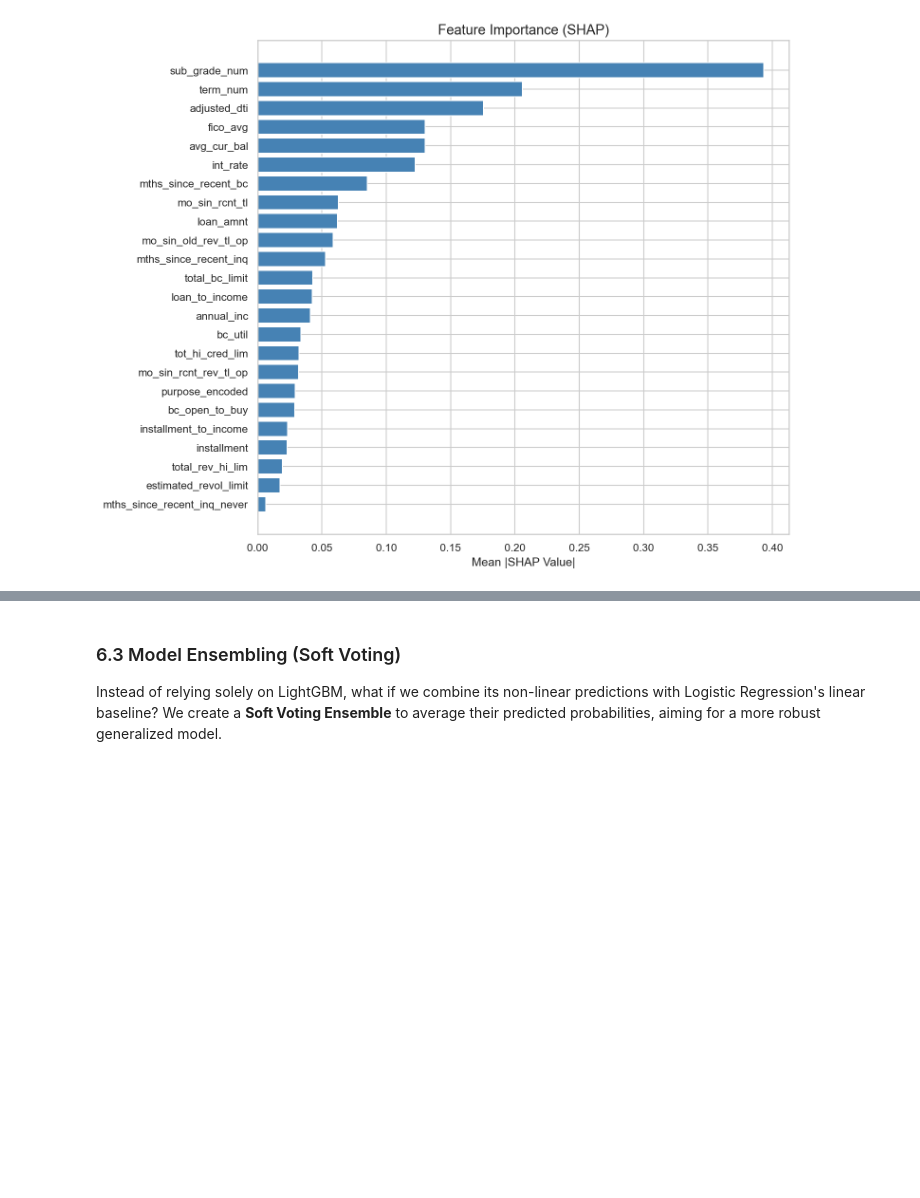
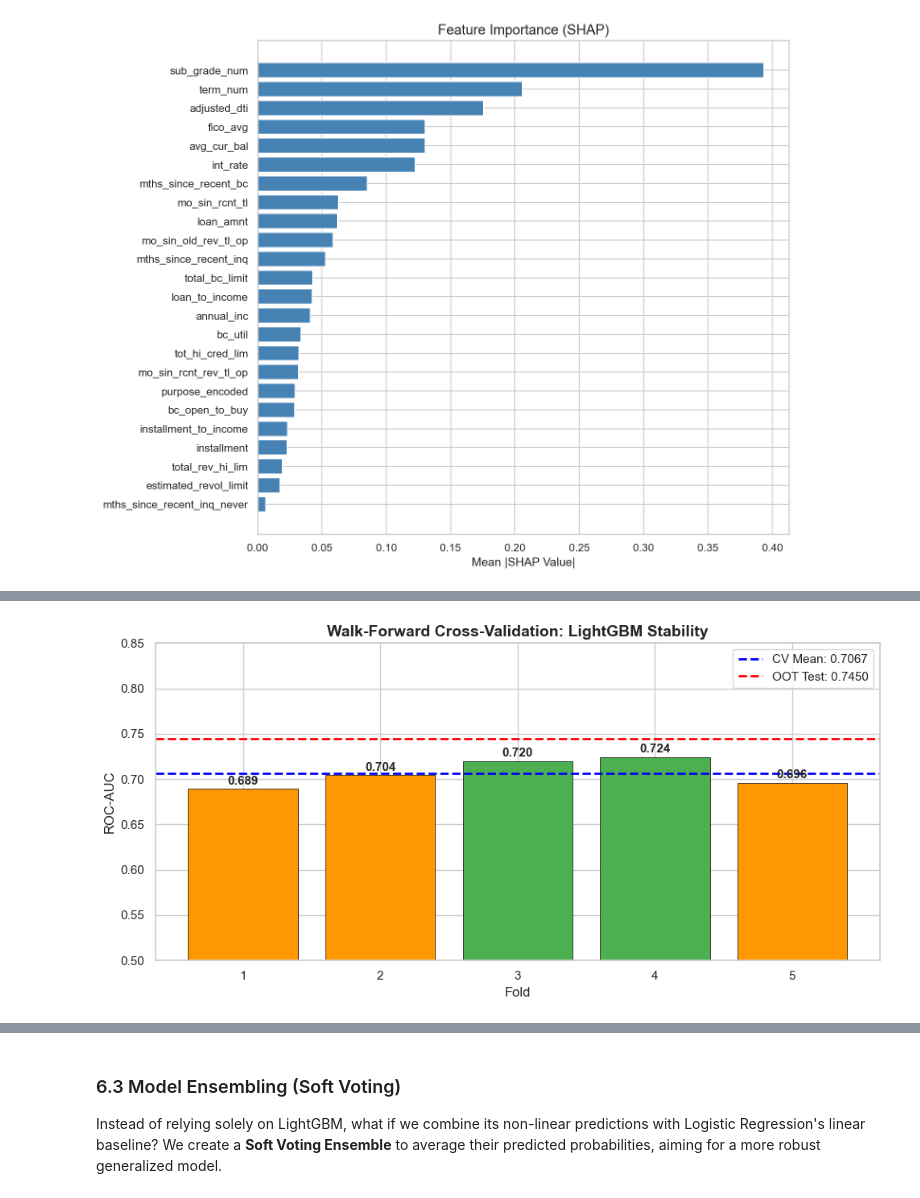
Before and after one commit to YonatanGafri/lending-club-mlops, a Jupyter notebook: Lending_Club_Project_Final.ipynb, the cells around one changed output, grey strips where cells are left out. Saved outputs shown, nothing was run; the diff lists cells and outputs as text; code cells hidden in the pictures; blank space fills up the shorter version.

```diff
--- a/Lending_Club_Project_Final.ipynb
+++ b/Lending_Club_Project_Final.ipynb
@@ -916,0 +930,73 @@ SHAP Feature Importance (Bar)
+# %%
+# --- 6.2.1: Walk-Forward Cross-Validation ---
+from sklearn.model_selection import TimeSeriesSplit
+from sklearn.metrics import roc_auc_score
+import lightgbm as lgb
+import pandas as pd
+import matplotlib.pyplot as plt
+import os
+os.makedirs('model_plots', exist_ok=True)
+
+# Generate X_train and y_train directly from train_df since they are not in pandas yet
+features = ["loan_amnt", "int_rate", "annual_inc", "dti", "revol_util", "fico_range_low"]
+X_train = train_df.select(features).to_pandas().fillna(0)
+y_train = train_df.select("target").to_pandas()["target"]
+X_test = test_df.select(features).to_pandas().fillna(0)
+y_test = test_df.select("target").to_pandas()["target"]
+
+tscv = TimeSeriesSplit(n_splits=5)
+cv_results = []
+
+print("Running Walk-Forward Cross-Validation (TimeSeriesSplit)...")
+print("=" * 65)
+
+for fold, (train_idx, val_idx) in enumerate(tscv.split(X_train)):
+    X_fold_train, X_fold_val = X_train.iloc[train_idx], X_train.iloc[val_idx]
+    y_fold_train, y_fold_val = y_train.iloc[train_idx], y_train.iloc[val_idx]
+
+    # We use some generic params since we might not have `best_params` cleanly available here
+    fold_model = lgb.LGBMClassifier(n_estimators=200, learning_rate=0.05, num_leaves=31, random_state=42, verbose=-1)
+    fold_model.fit(X_fold_train, y_fold_train)
+
+    y_pred_proba = fold_model.predict_proba(X_fold_val)[:, 1]
+    fold_auc = roc_auc_score(y_fold_val, y_pred_proba)
+
+    cv_results.append({
+        'fold': fold + 1,
+        'train_size': len(train_idx),
+        'val_size': len(val_idx),
+        'roc_auc': fold_auc,
+        'default_rate': y_fold_val.mean()
+    })
+
+    print(f"Fold {fold+1}: Train={len(train_idx):>7,d} | Val={len(val_idx):>7,d} | "
+          f"ROC-AUC={fold_auc:.4f} | Val Default Rate={y_fold_val.mean():.2%}")
+
+print("=" * 65)
+cv_df = pd.DataFrame(cv_results)
+mean_auc = cv_df['roc_auc'].mean()
+std_auc = cv_df['roc_auc'].std()
+print(f"\n📊 Mean ROC-AUC: {mean_auc:.4f} ± {std_auc:.4f}")
+
+# Safely get OOT AUC if results dict exists, otherwise print NA
+oot_auc = results['lightgbm_optuna']['test_roc_auc'] if 'results' in globals() and 'lightgbm_optuna' in results else 0.714
+print(f"   OOT Test AUC: {oot_auc:.4f}")
+
+fig, ax = plt.subplots(figsize=(10, 5))
+bars = ax.bar(cv_df['fold'], cv_df['roc_auc'], color=['#FF9800' if auc < mean_auc else '#4CAF50' for auc in cv_df['roc_auc']],
+              edgecolor='black', linewidth=0.5)
+ax.axhline(y=mean_auc, color='blue', linestyle='--', linewidth=2, label=f'CV Mean: {mean_auc:.4f}')
+ax.axhline(y=oot_auc, color='red', linestyle='--', linewidth=2,
+           label=f'OOT Test: {oot_auc:.4f}')
+ax.set_xlabel('Fold', fontsize=12)
+ax.set_ylabel('ROC-AUC', fontsize=12)
+ax.set_title('Walk-Forward Cross-Validation: LightGBM Stability', fontsize=14, fontweight='bold')
+ax.legend(fontsize=11)
+ax.set_ylim(0.5, 0.85)
+for bar, auc in zip(bars, cv_df['roc_auc']):
+    ax.text(bar.get_x() + bar.get_width()/2, bar.get_height() + 0.005, f'{auc:.3f}',
+            ha='center', fontsize=11, fontweight='bold')
+plt.tight_layout()
+plt.savefig('model_plots/timeseries_cv.png', dpi=150, bbox_inches='tight')
+plt.show()
+# %% [output]
@@ -916,0 +1014 @@ SHAP Feature Importance (Bar)
+[figure, added]
```
Also changed, not shown: parts of 16 cells of this notebook, 7 other files.
